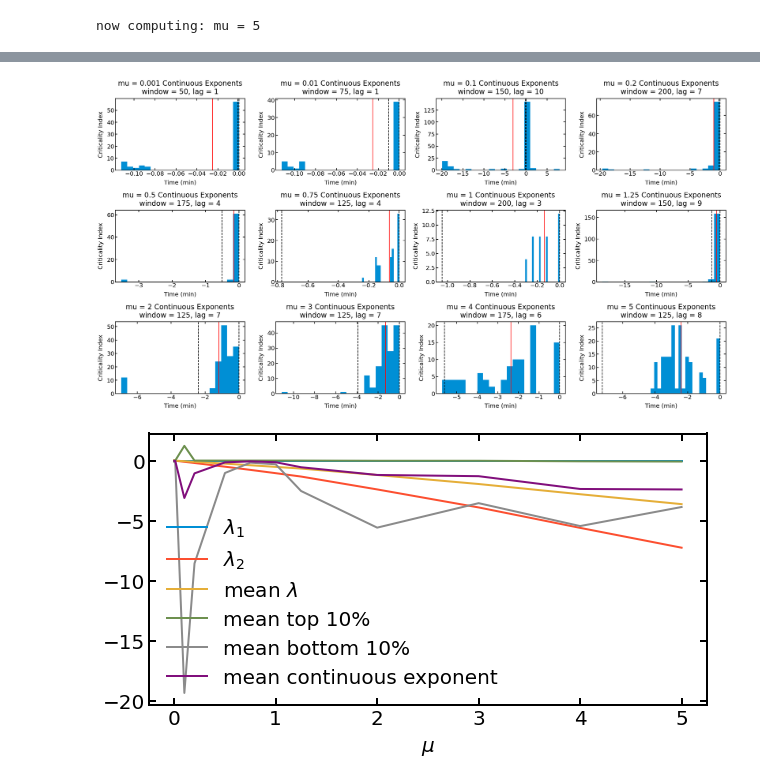
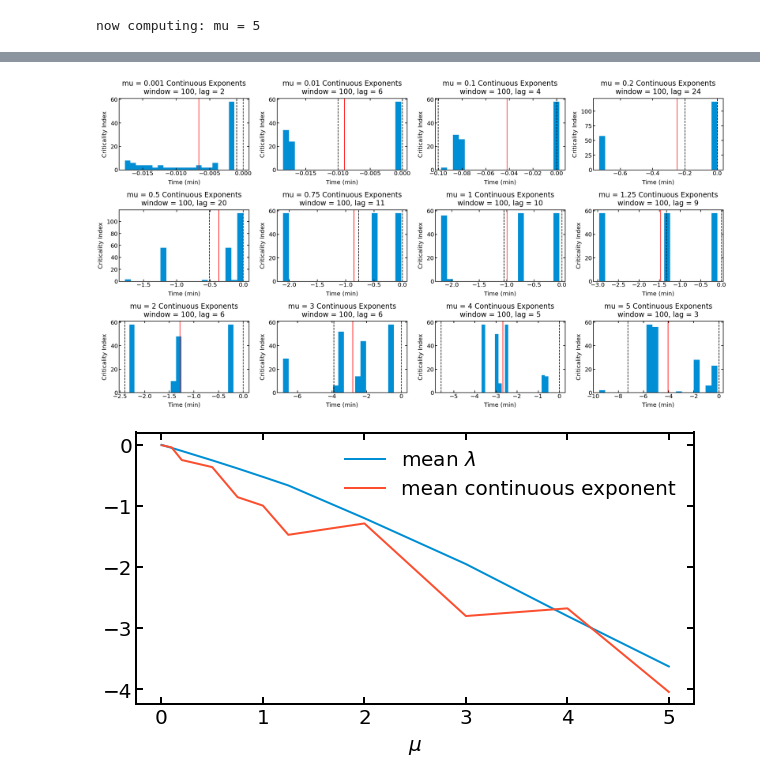
Before and after one commit to adamjeisen/ChaoticConsciousness, a Jupyter notebook: _sandbox/methods/DMD/2022-07-26 - Van der Pol with Grouped Hermite.ipynb, the cells around one changed output, grey strips where cells are left out. Cells and saved outputs as stored; diff of their text form; code cells hidden in the pictures.

```diff
--- a/_sandbox/methods/DMD/2022-07-26 - Van der Pol with Grouped Hermite.ipynb
+++ b/_sandbox/methods/DMD/2022-07-26 - Van der Pol with Grouped Hermite.ipynb
@@ -98,3 +120,14 @@ signal_analysis = {}
+# %%
+# pd.to_pickle({'signals': signals, 'taus': taus, 'delayed_mis': delayed_mis, 'dt': dt}, "vdp_data.pkl")
+ret = pd.read_pickle("vdp_data.pkl")
+signals = ret['signals']
+taus = ret['taus']
+delayed_mis = ret['delayed_mis']
+dt = ret['dt']
+# %%
+for key, signal in signals.items():
+    signals[key] = np.hstack([signal, np.reshape(np.multiply(signal[:, 0]**2, signal[:, 1]), (-1, 1))])
+indices = np.arange(3)
 # %%
 rows = 3
 cols = 4
@@ -151,20 +232,13 @@ Minimum window is 25.0 seconds
 # %%
-# windows = [int(w) if w % 1 == 0 else w for w in np.arange(0.5, 10.1, 0.5)]
-windows = np.arange(25, 201, 25)
-# windows = np.arange(25, 76, 25)
-# windows = np.array([25])
-# windows = np.arange(10, 121, 10)
-# windows = np.hstack([np.arange(1, 20.1, 1)])
-# windows = np.hstack([np.arange(2, 10.1, 1), np.arange(10, 51, 5), np.arange(60, 120, 10)])
-# windows = np.hstack([np.arange(20, 51, 5), np.arange(60, 120, 10)])
-# windows = np.hstack([np.arange(0.05, 0.101, 0.01), [0.25, 0.5, 0.75, 1, 2, 3, 4, 5, 6, 7, 8, 9, 10, 11, 12]])
-# windows = [0.25, 0.5, 0.75, 1, 2, 3, 4, 5]
+# windows = np.arange(100, 275, 25)
+windows = [100]
 
-lags = np.arange(1, max_lag + 1)
-# T_pred = 500
-T_pred = 25
-# num_window_samples = 5
+T_pred = 500
 num_window_samples = 5
+
+kwargs['T_pred'] = T_pred
+kwargs['num_window_samples'] = num_window_samples
+kwargs['verbose'] = True
 # %%
 if projection_dim > 0:
     projection_mat = np.random.randn(len(indices), projection_dim)
@@ -174,14 +248,17 @@ else:
 for key, signal in signals.items():
     if key not in signal_analysis.keys():
         print(f"now computing: {key}")
+        kwargs['dt'] = dt*taus[key]
         data = signal[:, indices] @ projection_mat
-        VAR_results, grid_search_df, test_mse_mat, window, p = perform_stability_analysis(data, windows, max_lag, method=method, T_pred=T_pred, num_window_samples=num_window_samples, dt=dt*subsample_step, lamb=lamb, use_lamb_for_full_results=use_lamb_for_full_results, dictionary_method=dictionary_method, max_order=max_order, grouped_by=grouped_by, include_signal=include_signal, normalize=normalize, verbose=True)
+#         VAR_results, grid_search_df, test_mse_mat, window, p = perform_stability_analysis(data, windows, max_lag, method=method, T_pred=T_pred, num_window_samples=num_window_samples, dt=dt*subsample_step, lamb=lamb, use_lamb_for_full_results=use_lamb_for_full_results, dictionary_method=dictionary_method, max_order=max_order, grouped_by=grouped_by, include_signal=include_signal, normalize=normalize, verbose=True)
+        VAR_results, grid_search_df, test_mse_mat, window, p, lamb = perform_stability_analysis(data, windows, max_lag, **kwargs)
         signal_analysis[key] = dict(
             VAR_results=VAR_results,
             grid_search_df=grid_search_df,
             test_mse_mat=test_mse_mat,
             window=window,
-            p=p
+            p=p,
+            lamb=lamb
         )
 # %% [output]
 now computing: mu = 0.001
@@ -320,44 +396,44 @@ mean_vals = []
 mean_top_10 = []
 mean_bottom_10 = []
 for i, (key, signal_info) in enumerate(signal_analysis.items()):
     if rows == 1 and cols == 1:
         ax = axs
     elif rows == 1 or cols == 1:
         ax = axs[i]
     else:
         ax = axs[int(i/cols)][i % cols]
 
     VAR_results = signal_info['VAR_results']
     criticalities = np.hstack(VAR_results.criticality_inds)
 #     criticalities = criticalities[criticalities > 1e-1]
-    continuous_exps = (criticalities - 1)/(dt*subsample_step)
+#     continuous_exps = (criticalities - 1)/(dt*taus[key])
 #     continuous_exps = np.hstack(VAR_results['eigs'].apply(lambda x: np.real(np.log(x)/(dt*subsample_step))))
-#     continuous_exps = np.log(criticalities)/(dt*subsample_step)
+    continuous_exps = np.log(criticalities)/(dt*taus[key])
     ax.hist(continuous_exps, bins=20)
 #     ax.hist(continuous_exps[continuous_exps > np.percentile(continuous_exps, 90)], bins=20)
     ax.axvline(lambda_2(mu_vals[i]), c='k', linestyle='--')
     ax.axvline(0, c='k', linestyle='--')
     ax.axvline(np.mean(continuous_exps), c='r')
     mean_vals.append(np.mean(continuous_exps))
     mean_bottom_10.append(continuous_exps[continuous_exps <= np.percentile(continuous_exps, 10)].mean())
     mean_top_10.append(continuous_exps[continuous_exps >= np.percentile(continuous_exps, 90)].mean())
 #     mean_bottom_10.append(continuous_exps[np.logical_and(continuous_exps >= np.percentile(continuous_exps, 90), continuous_exps <= np.percentile(continuous_exps, 95))].mean())
 #     mean_top_10.append(continuous_exps[continuous_exps >= np.percentile(continuous_exps, 95)].mean())
     ax.set_xlabel('Time (min)')
     ax.set_ylabel('Criticality Index')
     ax.set_title(f"{key} Continuous Exponents\nwindow = {signal_info['window']}, lag = {signal_info['p']}")
 plt.tight_layout()
 plt.show()
 # %% [output]
-[figure, old version]
+[figure, new version]
 # %%
 p_vals = [signal_analysis[f'mu = {mu}']['p'] for mu in mu_vals]
 # %%
-plt.plot(mu_vals, np.zeros(len(mu_vals)), label=r'$\lambda_1$')
-plt.plot(mu_vals, [lambda_2(mu_vals[i]) for i in range(len(mu_vals))], label=r'$\lambda_2$')
+# plt.plot(mu_vals, np.zeros(len(mu_vals)), label=r'$\lambda_1$')
+# plt.plot(mu_vals, [lambda_2(mu_vals[i]) for i in range(len(mu_vals))], label=r'$\lambda_2$')
 plt.plot(mu_vals, [(0 + lambda_2(mu_vals[i]))/2 for i in range(len(mu_vals))], label=r'mean $\lambda$')
-plt.plot(mu_vals, np.array(mean_top_10), label='mean top 10%')
-plt.plot(mu_vals, np.array(mean_bottom_10), label='mean bottom 10%')
+# plt.plot(mu_vals, np.array(mean_top_10), label='mean top 10%')
+# plt.plot(mu_vals, np.array(mean_bottom_10), label='mean bottom 10%')
 plt.plot(mu_vals, np.array(mean_vals), label='mean continuous exponent')
 ax = plt.gca()
 plt.xlabel(r'$\mu$')
@@ -365,6 +441,6 @@ plt.legend()
 # ax2 = ax.twinx()
 # ax2.plot(mu_vals, p_vals)
 
-plt.show()
+p = plt.show()
 # %% [output]
-[figure, old version]
+[figure, new version]
```
Also changed, not shown: parts of 22 cells of this notebook, 7 other files.
